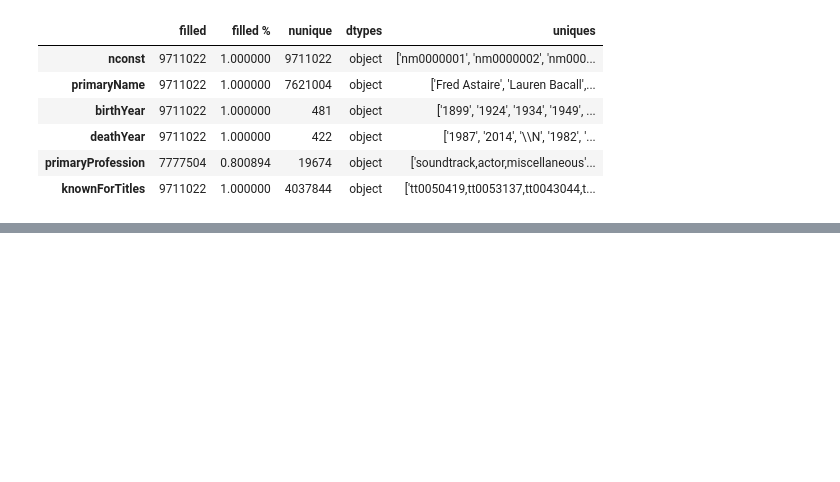
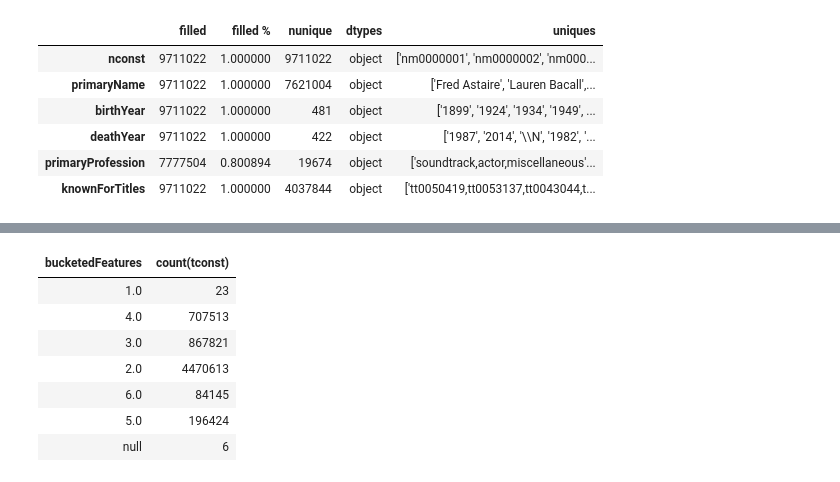
Before and after one commit to julia105/Movie-Project, a Jupyter notebook: Project Movie.ipynb, the cells around one changed output, grey strips where cells are left out. Drawn from its saved outputs; the diff is of its cells as text; code cells hidden in the pictures; blank space fills up the shorter version.

```diff
--- a/Project Movie.ipynb
+++ b/Project Movie.ipynb
@@ -340,0 +533,24 @@ title_principals_bricks.groupBy(col('category')).agg({"tconst":"count"}).show()
+# %%
+from pyspark.ml.feature import Bucketizer
+
+splits = [-float("inf"),0, 1, 2 , 30, 90, 120, float("inf")]
+
+
+dataFrame = title_basics_4
+
+bucketizer = Bucketizer(splits=splits, inputCol="runtimeMinutes", outputCol="bucketedFeatures")
+
+# Transform original data into its bucket index.
+bucketedData = bucketizer.transform(dataFrame)
+
+print("Bucketizer output with %d buckets" % (len(bucketizer.getSplits())-1))
+bucketedData.groupBy(col('bucketedFeatures')).agg(countDistinct(col('tconst'))).display()
+# %% [output]
+| bucketedFeatures | count(tconst) |
+| 1.0 | 23 |
+| 4.0 | 707513 |
+| 3.0 | 867821 |
+| 2.0 | 4470613 |
+| 6.0 | 84145 |
+| 5.0 | 196424 |
+| null | 6 |
```
Also changed, not shown: parts of 88 cells of this notebook.
